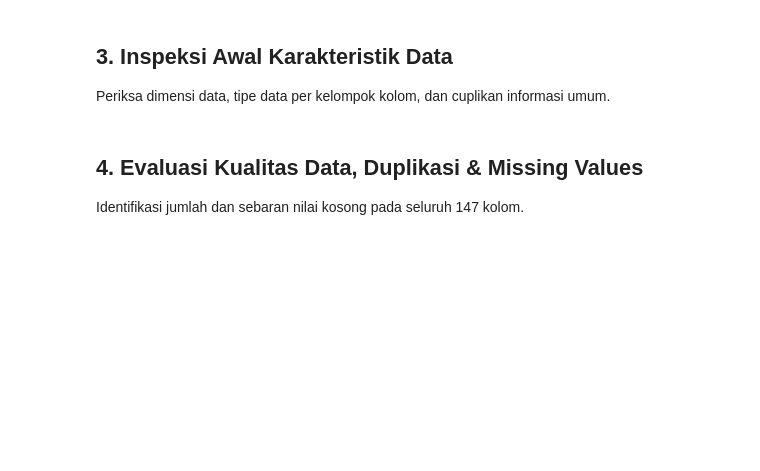
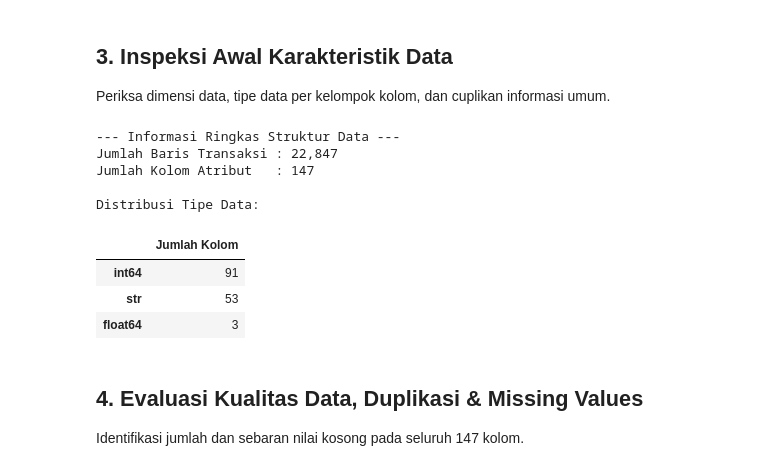
Before and after one commit to ramadhan-imanur/kingcounty-avm-realestate, a Jupyter notebook: notebooks/01_eda.ipynb, the cells around one changed output. Cells and saved outputs as stored; diff of their text form; code cells hidden in the pictures; blank space fills up the shorter version.

```diff
--- a/notebooks/01_eda.ipynb
+++ b/notebooks/01_eda.ipynb
@@ -31,11 +46,21 @@ Periksa dimensi data, tipe data per kelompok kolom, dan cuplikan informasi umum.
 # %%
 print("--- Informasi Ringkas Struktur Data ---")
 print(f"Jumlah Baris Transaksi : {df.shape[0]:,}")
 print(f"Jumlah Kolom Atribut   : {df.shape[1]}")
 
 # Distribusi tipe data
 print("\nDistribusi Tipe Data:")
-print(df.dtypes.value_counts())
+display(df.dtypes.value_counts().to_frame(name='Jumlah Kolom'))
+# %% [output]
+--- Informasi Ringkas Struktur Data ---
+Jumlah Baris Transaksi : 22,847
+Jumlah Kolom Atribut   : 147
+
+Distribusi Tipe Data:
+|  | Jumlah Kolom |
+| int64 | 91 |
+| str | 53 |
+| float64 | 3 |
 # %% [markdown]
 ## 4. Evaluasi Kualitas Data, Duplikasi & Missing Values
 Identifikasi jumlah dan sebaran nilai kosong pada seluruh 147 kolom.
```
Also changed, not shown: parts of 7 cells of this notebook, 17 other files.
